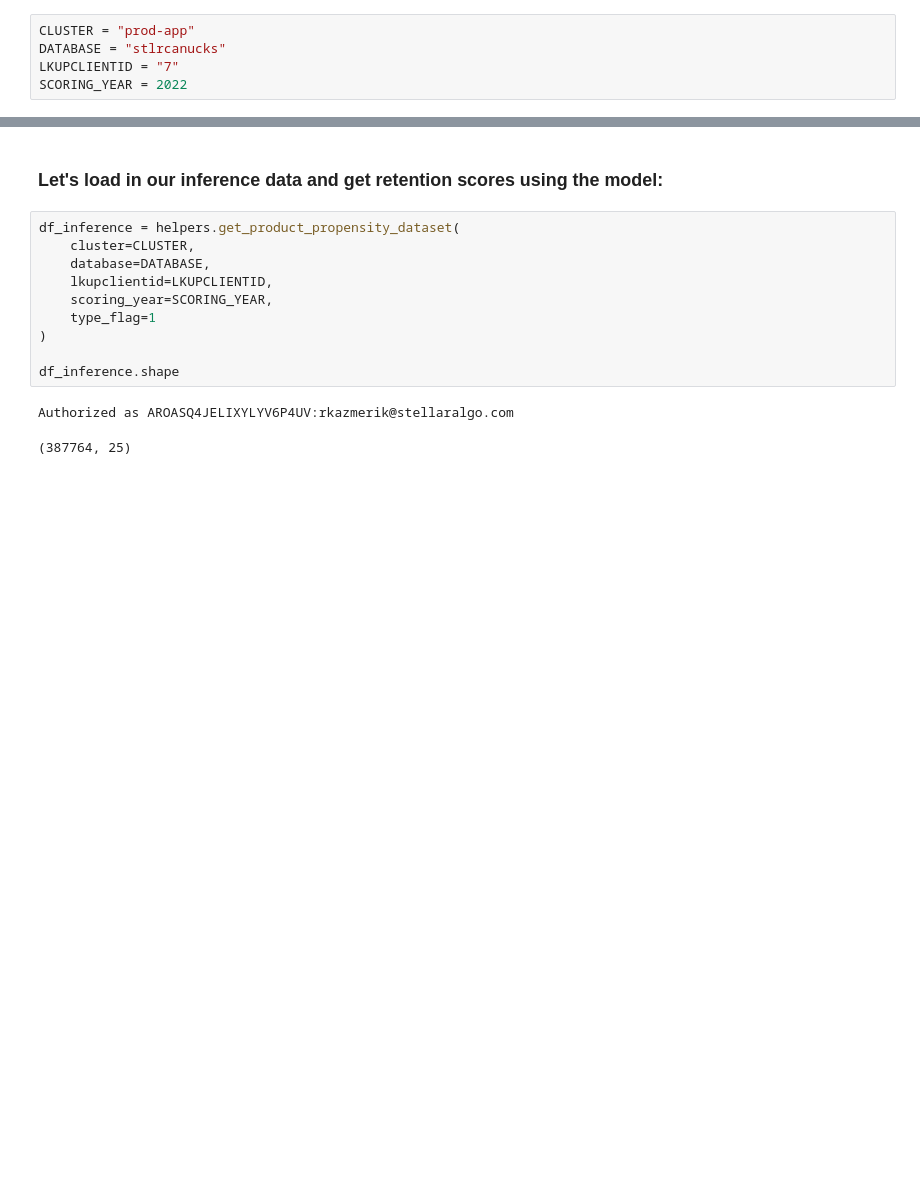
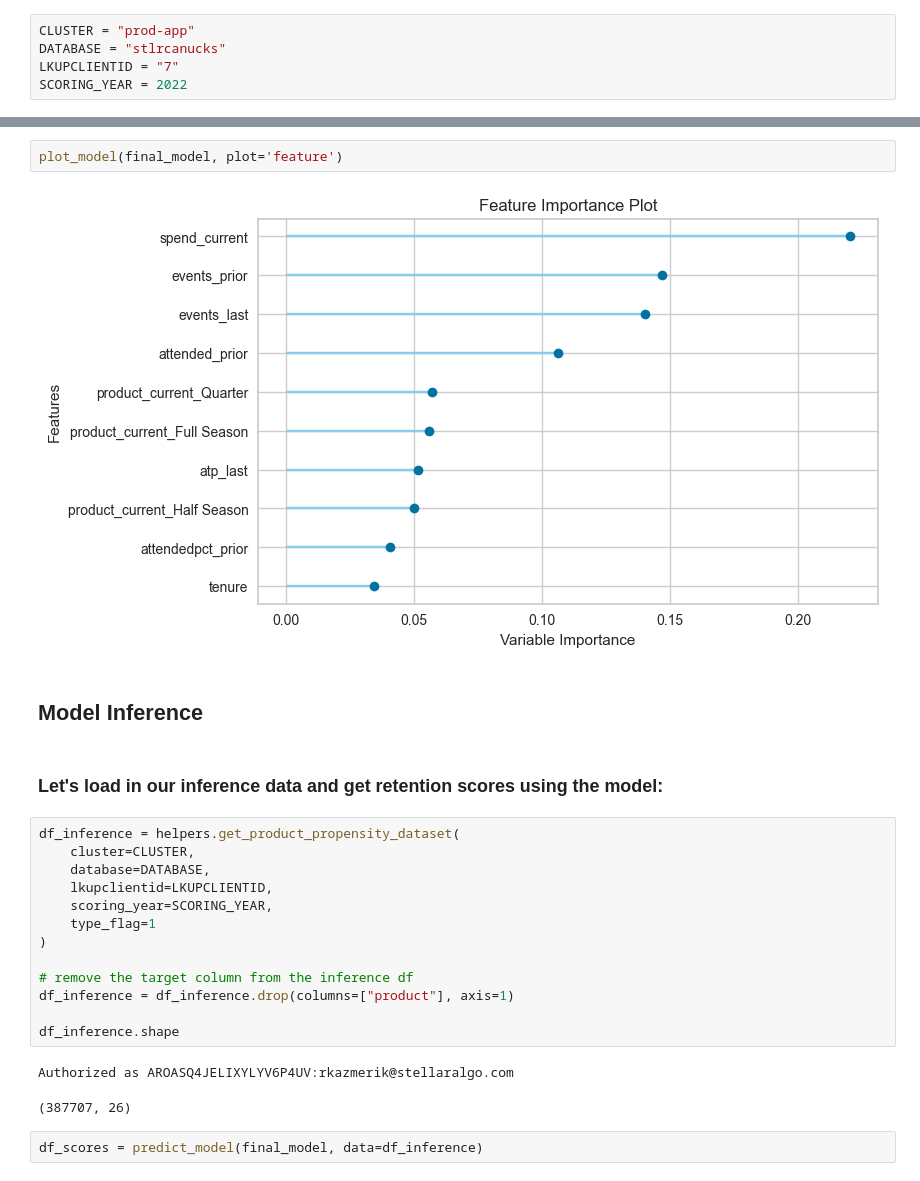
Before and after one commit to ryankazmerik/data-sci, a Jupyter notebook: fallbacks/Product Propensity Scoring.ipynb, the cells around one changed output, grey strips where cells are left out. Drawn from its saved outputs; the diff is of its cells as text; blank space fills up the shorter version.

```diff
--- a/fallbacks/Product Propensity Scoring.ipynb
+++ b/fallbacks/Product Propensity Scoring.ipynb
@@ -159,3 +158,9 @@ final_model = finalize_model(best_model);
+# %%
+plot_model(final_model, plot='feature')
+# %% [output]
+[figure, added]
+# %% [markdown]
+## Model Inference
 # %% [markdown]
 ### Let's load in our inference data and get retention scores using the model:
 # %%
@@ -167,7 +172,12 @@ df_inference = helpers.get_product_propensity_dataset(
     type_flag=1
 )
 
+# remove the target column from the inference df
+df_inference = df_inference.drop(columns=["product"], axis=1)
+
 df_inference.shape
 # %% [output]
 Authorized as AROASQ4JELIXYLYV6P4UV:rkazmerik@stellaralgo.com
-(387764, 25)
+(387707, 26)
+# %%
+df_scores = predict_model(final_model, data=df_inference)
```
Also changed, not shown: parts of 14 cells of this notebook, 3 other files.
